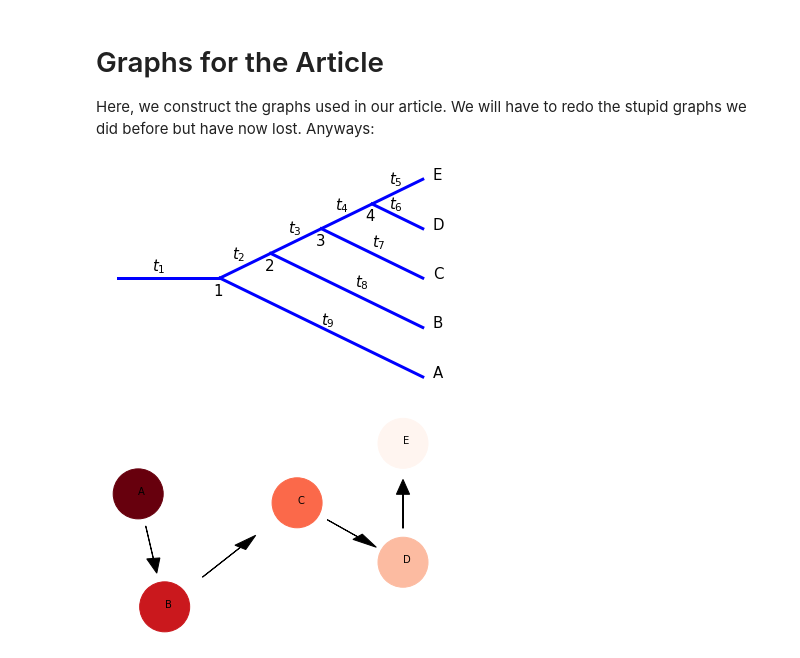
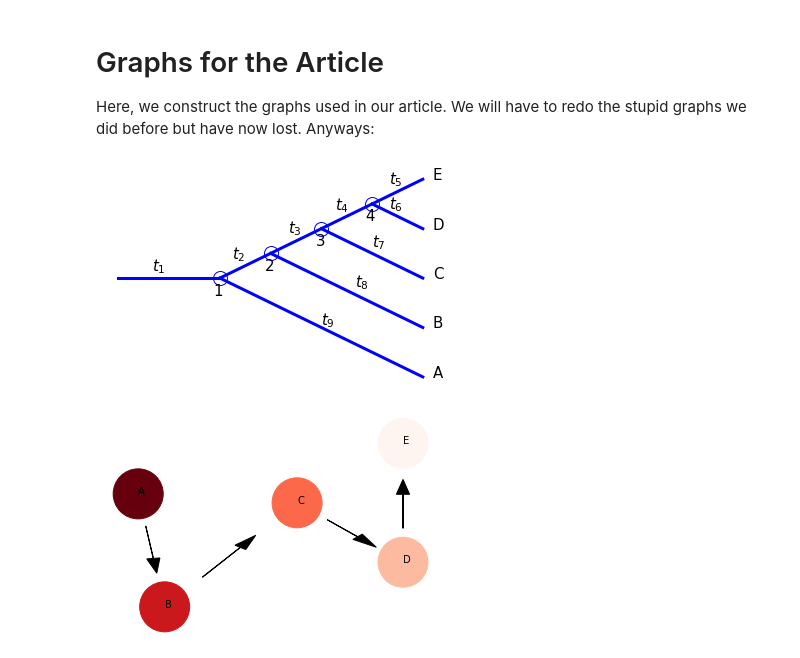
Before and after one commit to mbaker21231/AgeArea, a Jupyter notebook: ArticleGraph.ipynb, the cells around one changed output. Drawn from its saved outputs; the diff is of its cells as text; code cells hidden in the pictures.

```diff
--- a/ArticleGraph.ipynb
+++ b/ArticleGraph.ipynb
@@ -21,34 +24,38 @@ b2 = ax.plot([4, 10], [7, 13], color='blue', linewidth=3)
 b3 = ax.plot([5.5,10], [8.5,4], color='blue', linewidth=3)
 b4 = ax.plot([7, 10], [10, 7], color='blue', linewidth=3)
 b5 = ax.plot([8.5, 10], [11.5, 10], color='blue', linewidth=3)
 
 noax = ax.axis('off')
 
 t1 = ax.text(2, 7.5, r'$t_1$', fontsize=15)
 t2 = ax.text(4.35, 8.2, r'$t_2$', fontsize=15)
 t3 = ax.text(6, 9.8, r'$t_3$', fontsize=15)
 t4 = ax.text(7.4, 11.2, r'$t_4$', fontsize=15)
 t5 = ax.text(9, 12.75, r'$t_5$', fontsize=15)
 t6 = ax.text(9, 11.25, r'$t_6$', fontsize=15)
 t7 = ax.text(8.5, 8.9, r'$t_7$', fontsize=15)
 t8 = ax.text(8, 6.5, r'$t_8$', fontsize=15)
 t9 = ax.text(7, 4.2, r'$t_9$', fontsize=15)
 
 k1 = ax.text(3.8, 6, r'$1$', fontsize=15)
 k2 = ax.text(5.3, 7.5, r'$2$', fontsize=15)
 k3 = ax.text(6.8, 9, r'$3$', fontsize=15)
 k4 = ax.text(8.3, 10.5, r'$4$', fontsize=15)
 
 A = ax.text(10.3, 1,  'A', fontsize=15)
 B = ax.text(10.3, 4,  'B', fontsize=15)
 C = ax.text(10.3, 7,  'C', fontsize=15)
 D = ax.text(10.3 ,10, 'D', fontsize=15)
 E = ax.text(10.3 ,13, 'E', fontsize=15)
 
+ax.plot(4, 7, marker='o', markersize=14, markeredgecolor='blue', markerfacecolor='none')
+ax.plot(5.5, 8.5, marker='o', markersize=14, markeredgecolor='blue', markerfacecolor='none')
+ax.plot(7, 10, marker='o', markersize=14, markeredgecolor='blue', markerfacecolor='none')
+ax.plot(8.5,11.5, marker='o', markersize=14, markeredgecolor='blue', markerfacecolor='none')
 
 plt.savefig('simplePT.eps')
 # %% [output]
-[figure, old version]
+[figure, new version]
 # %%
 # Here is a sample locational plot of the groups.
 
```
Also changed, not shown: parts of 36 cells of this notebook, 1 other file.
